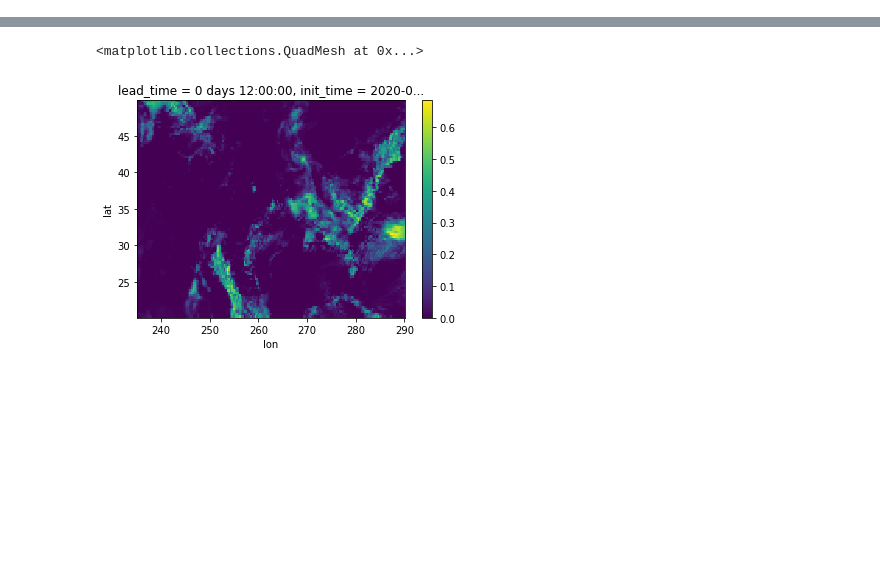
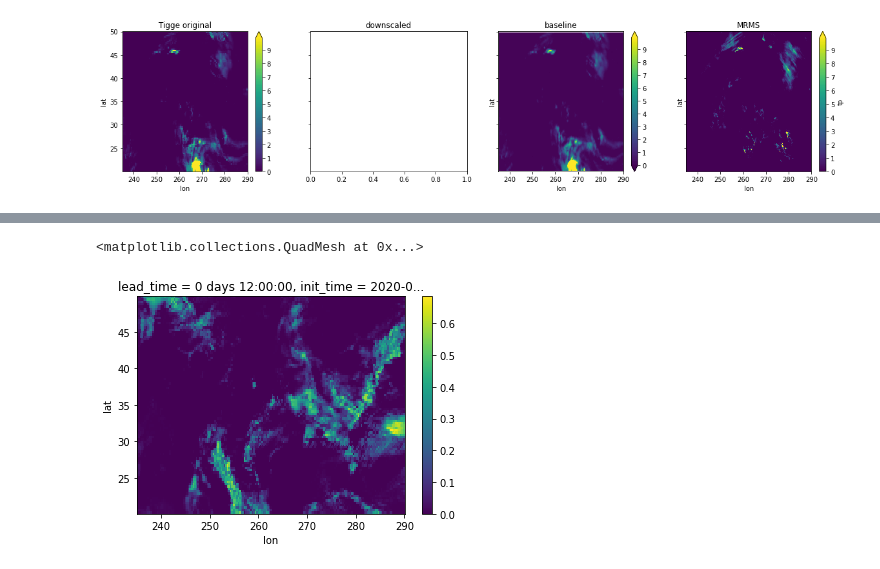
Before and after one commit to raspstephan/nwp-downscale, a Jupyter notebook: notebooks/MH_notebooks/03_Develop_baseline.ipynb, the cells around one changed output, grey strips where cells are left out. Saved outputs shown, nothing was run; the diff lists cells and outputs as text; code cells hidden in the pictures; blank space fills up the shorter version.

Commit message:
continued developing baseline and evaluation

```diff
--- a/notebooks/MH_notebooks/03_Develop_baseline.ipynb
+++ b/notebooks/MH_notebooks/03_Develop_baseline.ipynb
@@ -32,12 +34,44 @@ ds = TiggeMRMSDataset(
     tigge_vars=['total_precipitation'],
     mrms_dir='/datadrive/mrms/4km/RadarOnly_QPE_06H/',
     rq_fn='/datadrive/mrms/4km/RadarQuality.nc',
-#     const_fn='/datadrive/tigge/32km/constants.nc',
-#     const_vars=['orog', 'lsm'],
     val_days=7,
     split='valid',
-    tp_log=1
+    tp_log=0, scale=False, lead_time=12,
 )
 # %%
-tigge = ds.tigge
+tigge = ds.tigge.isel(variable=0)
 mrms = ds.mrms
+baseline = tigge.interp_like(mrms)
+# %%
+def compare_fields(X, y_G = None, y_b = None, y=None,
+                   levels = np.arange(0,10,0.1), cmap='viridis' ):
+    """ Compare precipitation fields
+    X: TIGGE field
+    y_G: downscaled field from Generator/CNN, ...
+    y_b: baseline
+    y: radar precip
+    """
+
+    fig, axs = plt.subplots(1, 4, figsize=[20,4], sharey=True, squeeze=True)
+    settings = dict(levels=levels, cmap=cmap)
+
+    X.plot(ax=axs[0], **settings)
+    axs[0].set_title('Tigge original')
+
+    if y_G:
+        y_G.plot(ax=axs[3], **settings)
+    axs[1].set_title('downscaled')
+
+    y_b.plot(ax=axs[2], **settings)
+    axs[2].set_title('baseline')
+
+    y.plot(ax=axs[3], **settings)
+    axs[3].set_title('MRMS')
+
+    return fig, axs
+# %%
+ti=17
+_,_ = compare_fields(tigge.isel(valid_time=ti), y_b =baseline.isel(valid_time=ti),
+               y = mrms.isel(time=ti))
+# %% [output]
+[figure, added]
```
Also changed, not shown: parts of 9 cells of this notebook.
